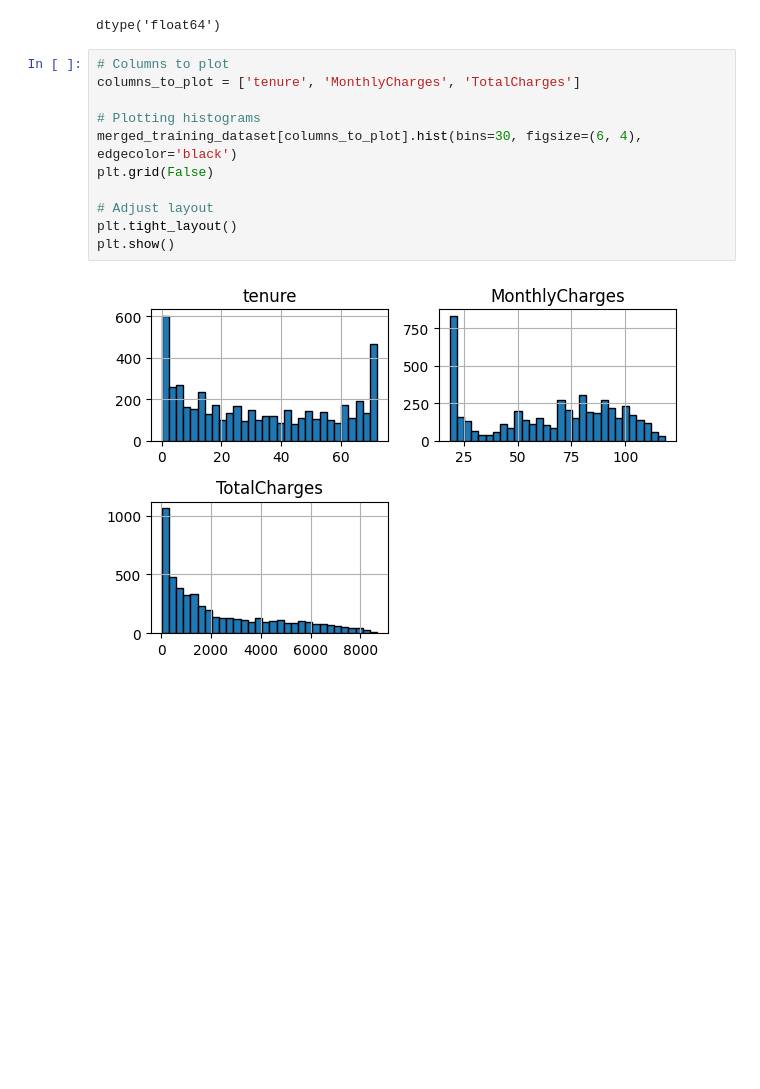
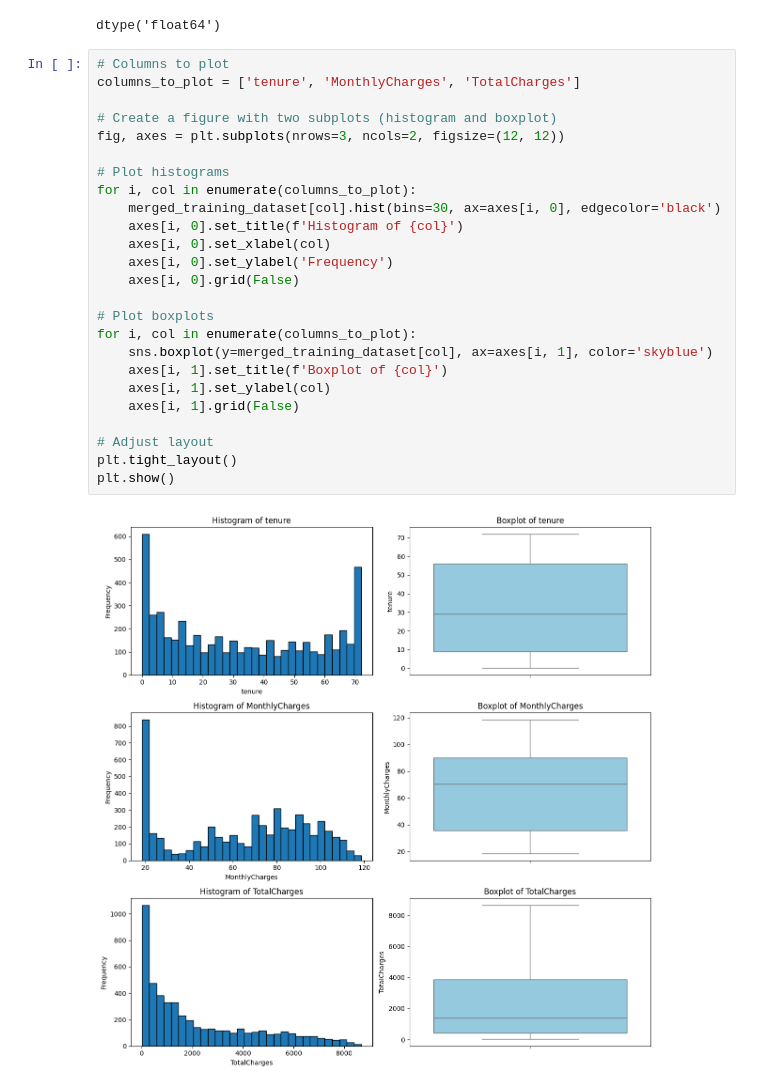
Before and after one commit to lizjelimo/Churn-Analysis, a Jupyter notebook: notebooks/main.ipynb, the cells around one changed output. Cells and saved outputs as stored; diff of their text form; blank space fills up the shorter version.

```diff
--- a/notebooks/main.ipynb
+++ b/notebooks/main.ipynb
@@ -324,16 +273,30 @@ merged_training_dataset['TotalCharges'] = merged_training_dataset['TotalCharges'
 merged_training_dataset['TotalCharges'].dtype
 # %% [output]
 dtype('float64')
-# %%
-# Columns to plot
-columns_to_plot = ['tenure', 'MonthlyCharges', 'TotalCharges']
-
-# Plotting histograms
-merged_training_dataset[columns_to_plot].hist(bins=30, figsize=(6, 4), edgecolor='black')
-plt.grid(False)
-
-# Adjust layout
-plt.tight_layout()
-plt.show()
-# %% [output]
-[figure, removed]
+# %%
+# Columns to plot
+columns_to_plot = ['tenure', 'MonthlyCharges', 'TotalCharges']
+
+# Create a figure with two subplots (histogram and boxplot)
+fig, axes = plt.subplots(nrows=3, ncols=2, figsize=(12, 12))
+
+# Plot histograms
+for i, col in enumerate(columns_to_plot):
+    merged_training_dataset[col].hist(bins=30, ax=axes[i, 0], edgecolor='black')
+    axes[i, 0].set_title(f'Histogram of {col}')
+    axes[i, 0].set_xlabel(col)
+    axes[i, 0].set_ylabel('Frequency')
+    axes[i, 0].grid(False)
+
+# Plot boxplots
+for i, col in enumerate(columns_to_plot):
+    sns.boxplot(y=merged_training_dataset[col], ax=axes[i, 1], color='skyblue')
+    axes[i, 1].set_title(f'Boxplot of {col}')
+    axes[i, 1].set_ylabel(col)
+    axes[i, 1].grid(False)
+
+# Adjust layout
+plt.tight_layout()
+plt.show()
+# %% [output]
+[figure, added]
```
Also changed, not shown: parts of 17 cells of this notebook.
